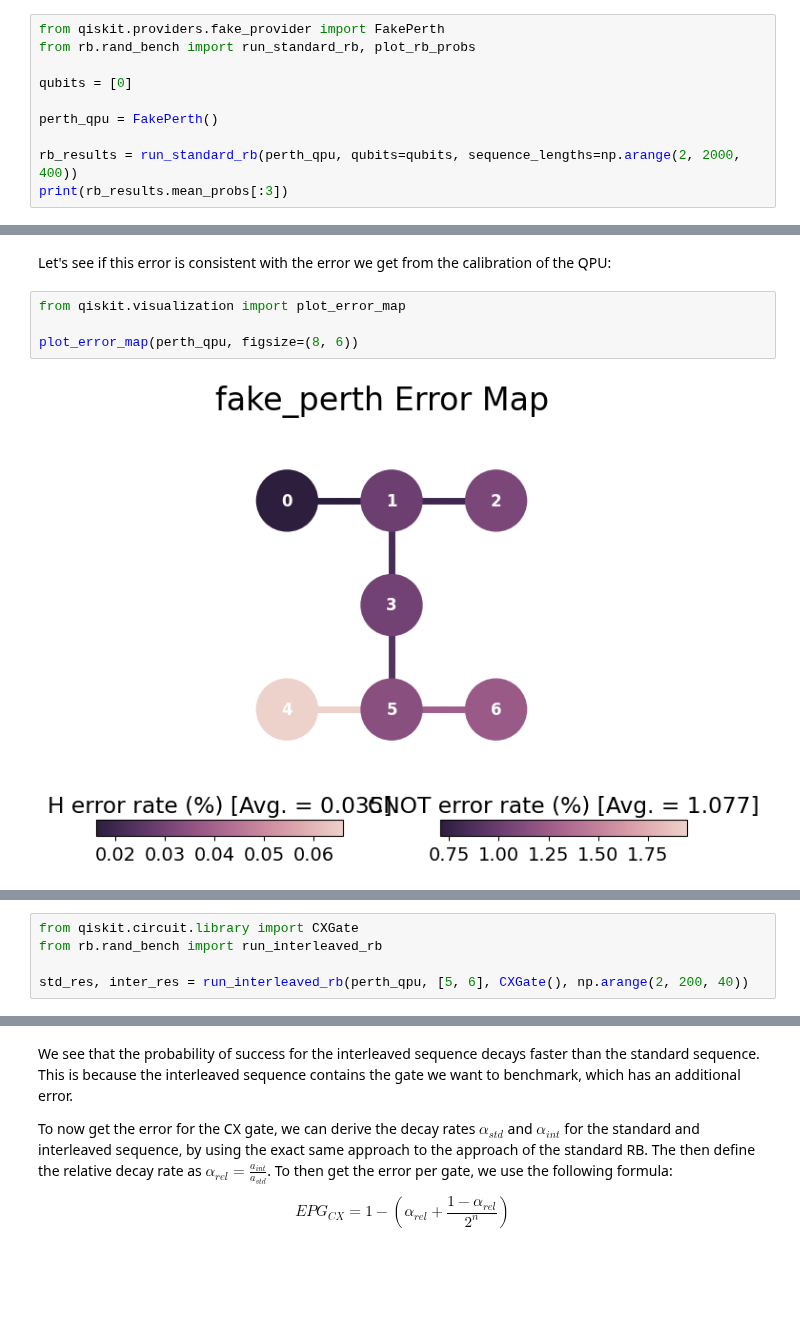
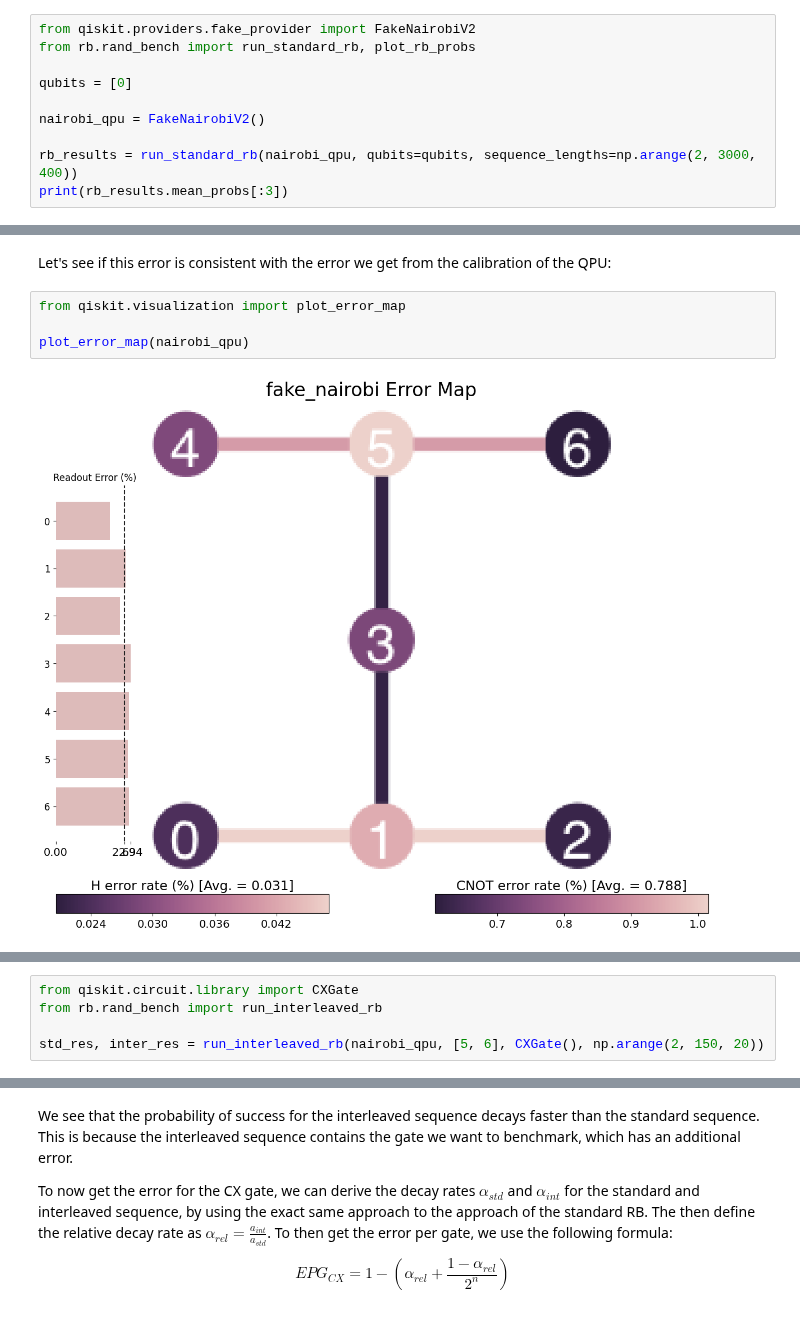
Before and after one commit to nathanieltornow/rand_bench, a Jupyter notebook: 01_randomized_benchmarking.ipynb, the cells around one changed output, grey strips where cells are left out. Cells and saved outputs as stored; diff of their text form; blank space fills up the shorter version.

```diff
--- a/01_randomized_benchmarking.ipynb
+++ b/01_randomized_benchmarking.ipynb
@@ -74,13 +74,13 @@ probs
 # %% [markdown]
 However, when we run the clifford sequences on noisy QPU with $n=2$ qubits, we see that the probability of measuring the ground state decays exponentially with $m$. For this we can use the `run_standard_rb()` function, which returns the probabilities of success for the different sequence lengths. Here, we measure the qubits 0 and 1 on the IBM Nairobi QPU.
 # %%
-from qiskit.providers.fake_provider import FakePerth
+from qiskit.providers.fake_provider import FakeNairobiV2
 from rb.rand_bench import run_standard_rb, plot_rb_probs
 
 qubits = [0]
 
-perth_qpu = FakePerth()
+nairobi_qpu = FakeNairobiV2()
 
-rb_results = run_standard_rb(perth_qpu, qubits=qubits, sequence_lengths=np.arange(2, 2000, 400))
+rb_results = run_standard_rb(nairobi_qpu, qubits=qubits, sequence_lengths=np.arange(2, 3000, 400))
 print(rb_results.mean_probs[:3])
 # %% [output]
@@ -199,9 +199,9 @@ Let's see if this error is consistent with the error we get from the calibration
 # %%
 from qiskit.visualization import plot_error_map
 
-plot_error_map(perth_qpu, figsize=(8, 6))
+plot_error_map(nairobi_qpu)
 # %% [output]
-[figure, old version]
+[figure, new version]
 # %% [markdown]
 ## Interleaved Randomized Benchmarking
 
@@ -217,7 +217,7 @@ Now, we can run both sequences, and plot the decay of the probability of success
 from qiskit.circuit.library import CXGate
 from rb.rand_bench import run_interleaved_rb
 
-std_res, inter_res = run_interleaved_rb(perth_qpu, [5, 6], CXGate(), np.arange(2, 200, 40))
+std_res, inter_res = run_interleaved_rb(nairobi_qpu, [5, 6], CXGate(), np.arange(2, 150, 20))
 # %%
 fig, ax = plt.subplots(1, 1, figsize=(8, 6))
 plot_rb_probs(ax, std_res, label="Standard RB", color="blue")
```
Also changed, not shown: parts of 10 cells of this notebook, 4 other files.
